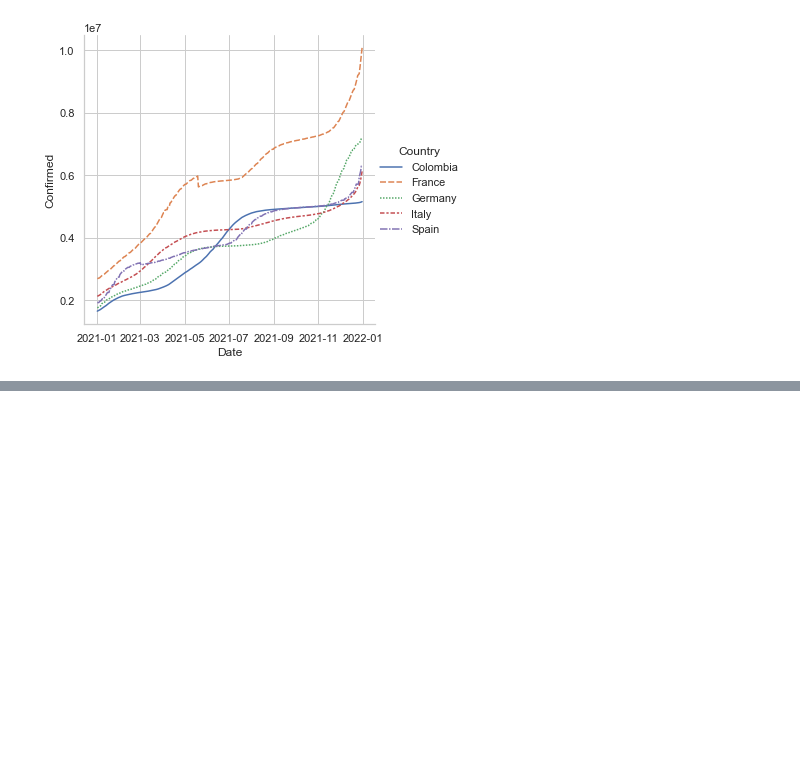
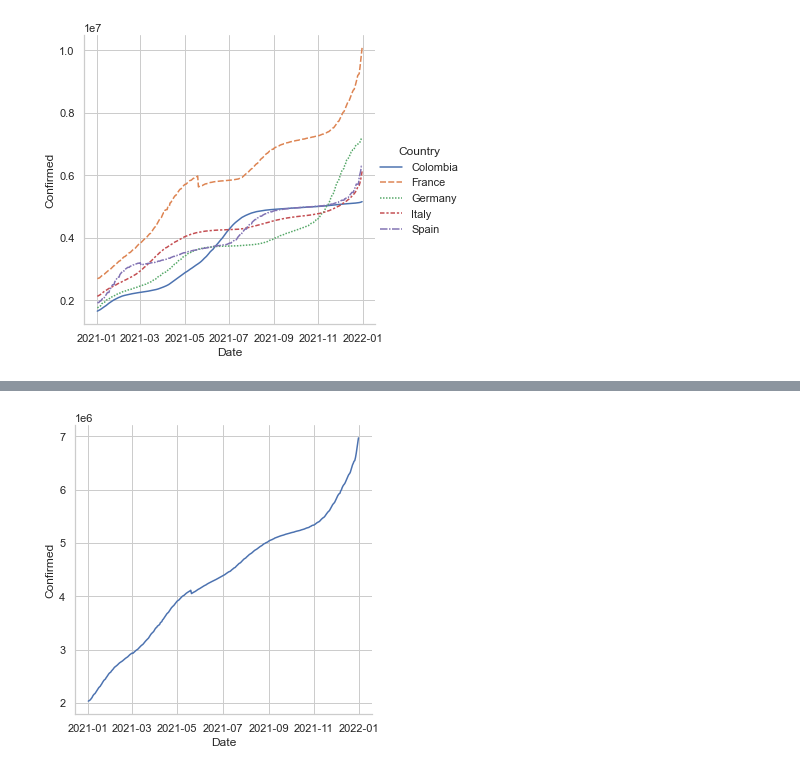
Before and after one commit to JuanFeA98/DataCamp, a Jupyter notebook: Visualization with Seaborn/02. Visualizing Two Quantitative Variables.ipynb, the cells around one changed output, grey strips where cells are left out. Saved outputs shown, nothing was run; the diff lists cells and outputs as text; code cells hidden in the pictures; blank space fills up the shorter version.

```diff
--- a/Visualization with Seaborn/02. Visualizing Two Quantitative Variables.ipynb
+++ b/Visualization with Seaborn/02. Visualizing Two Quantitative Variables.ipynb
@@ -92,0 +114,12 @@ plt.show()
+# %%
+sns.relplot(
+    data=df,
+    x='Date',
+    y='Confirmed',
+    kind='line',
+    ci=None
+)
+
+plt.show()
+# %% [output]
+[figure, added]
```
Also changed, not shown: parts of 3 cells of this notebook, 1 other file.
